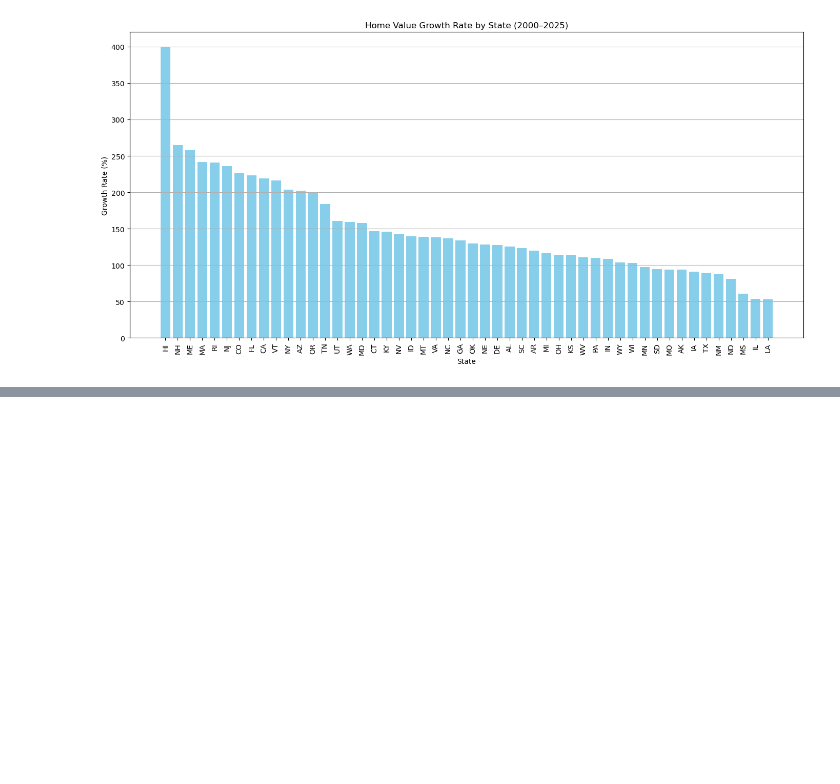
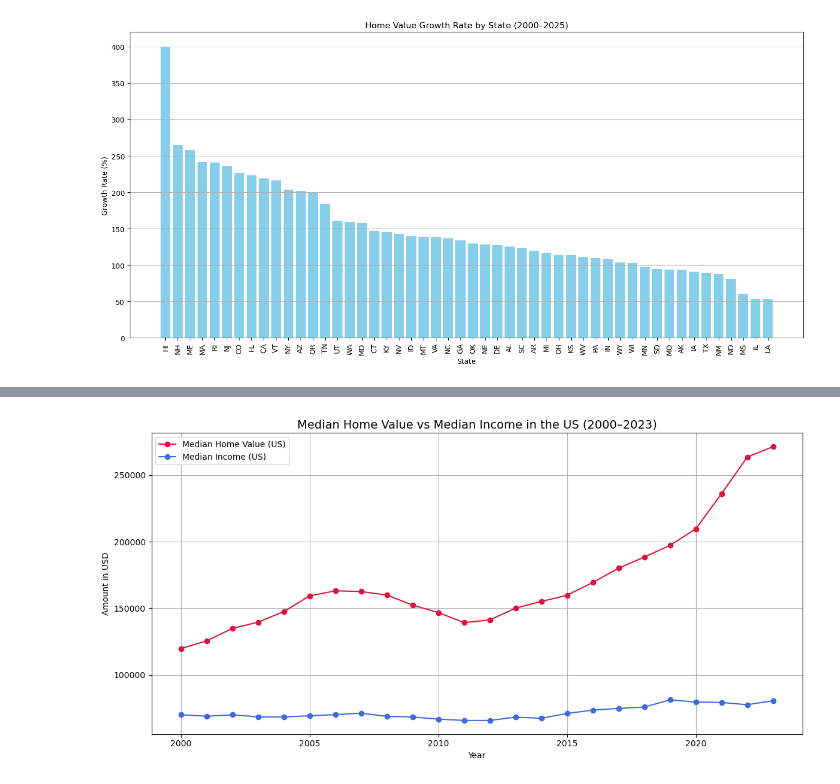
Before and after one commit to uic-cs418/group-project-stat-squad, a Jupyter notebook: Tasneem Mubashshira Notebook.ipynb, the cells around one changed output, grey strips where cells are left out. Drawn from its saved outputs; the diff is of its cells as text; code cells hidden in the pictures; blank space fills up the shorter version.

```diff
--- a/Tasneem Mubashshira Notebook.ipynb
+++ b/Tasneem Mubashshira Notebook.ipynb
@@ -201,0 +254,28 @@ plt.show()
+# %%
+homevalue_years = list(range(2000, 2024))  # exclude 2024/2025 if needed
+us_homevalues_series = state_yearly_df[homevalue_years].median(axis=0)
+# %%
+# Step 1: Extract US income row and format it
+us_income_series = income[income['State'] == 'The United States'].iloc[:, 1:-1].squeeze()  # skip 'State' and 'StateCode'
+us_income_series.index = us_income_series.index.astype(int)
+us_income_series.name = "US Income"
+
+# Step 2: Align years with home values series (2000–2023)
+common_years = us_homevalues_series.index.intersection(us_income_series.index)
+us_homevalues_series = us_homevalues_series[common_years]
+us_income_series = us_income_series[common_years]
+
+# Step 3: Plot both on the same chart
+plt.figure(figsize=(12, 6))
+plt.plot(us_homevalues_series.index, us_homevalues_series.values, label='Median Home Value (US)', color='crimson', marker='o')
+plt.plot(us_income_series.index, us_income_series.values, label='Median Income (US)', color='royalblue', marker='o')
+
+plt.title('Median Home Value vs Median Income in the US (2000–2023)', fontsize=14)
+plt.xlabel('Year')
+plt.ylabel('Amount in USD')
+plt.grid(True)
+plt.legend()
+plt.tight_layout()
+plt.show()
+# %% [output]
+[figure, added]
```
Also changed, not shown: parts of 2 cells of this notebook.
